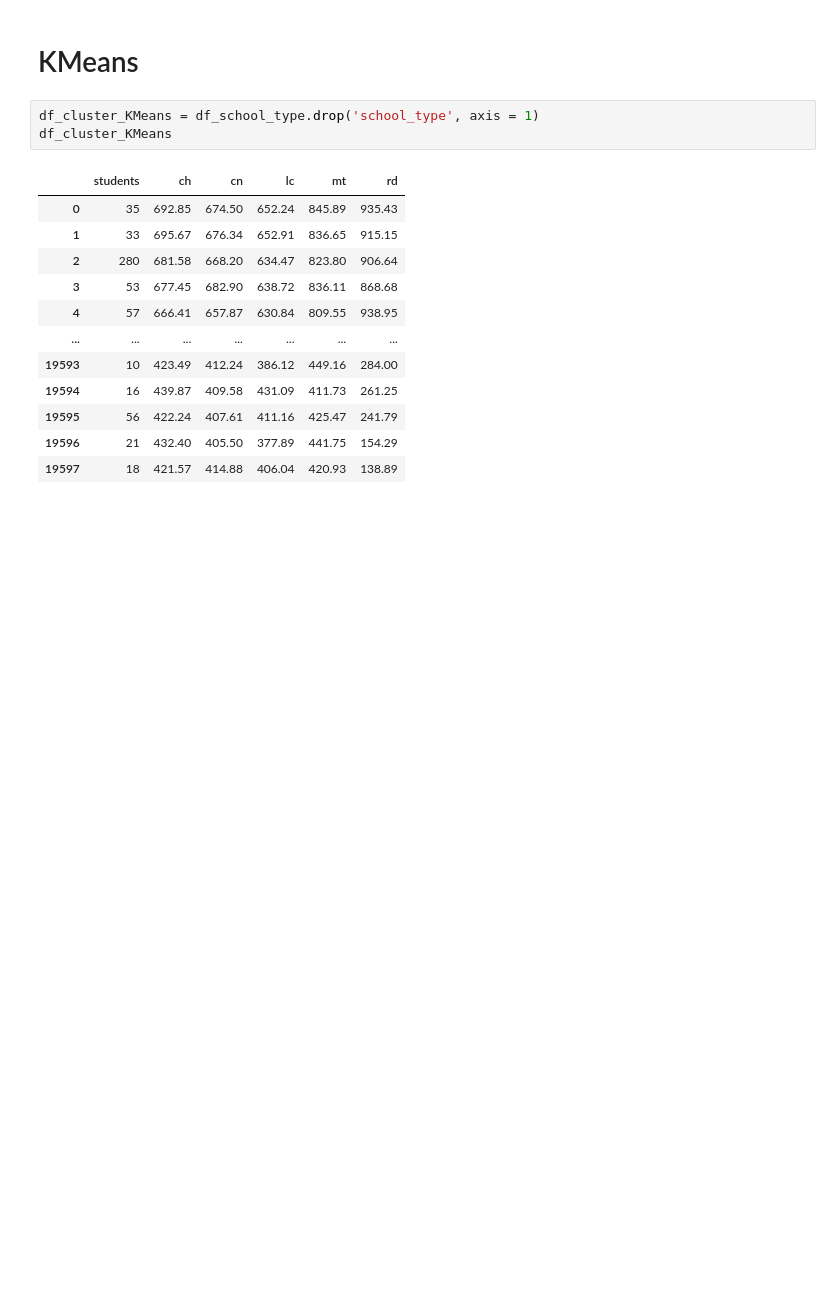
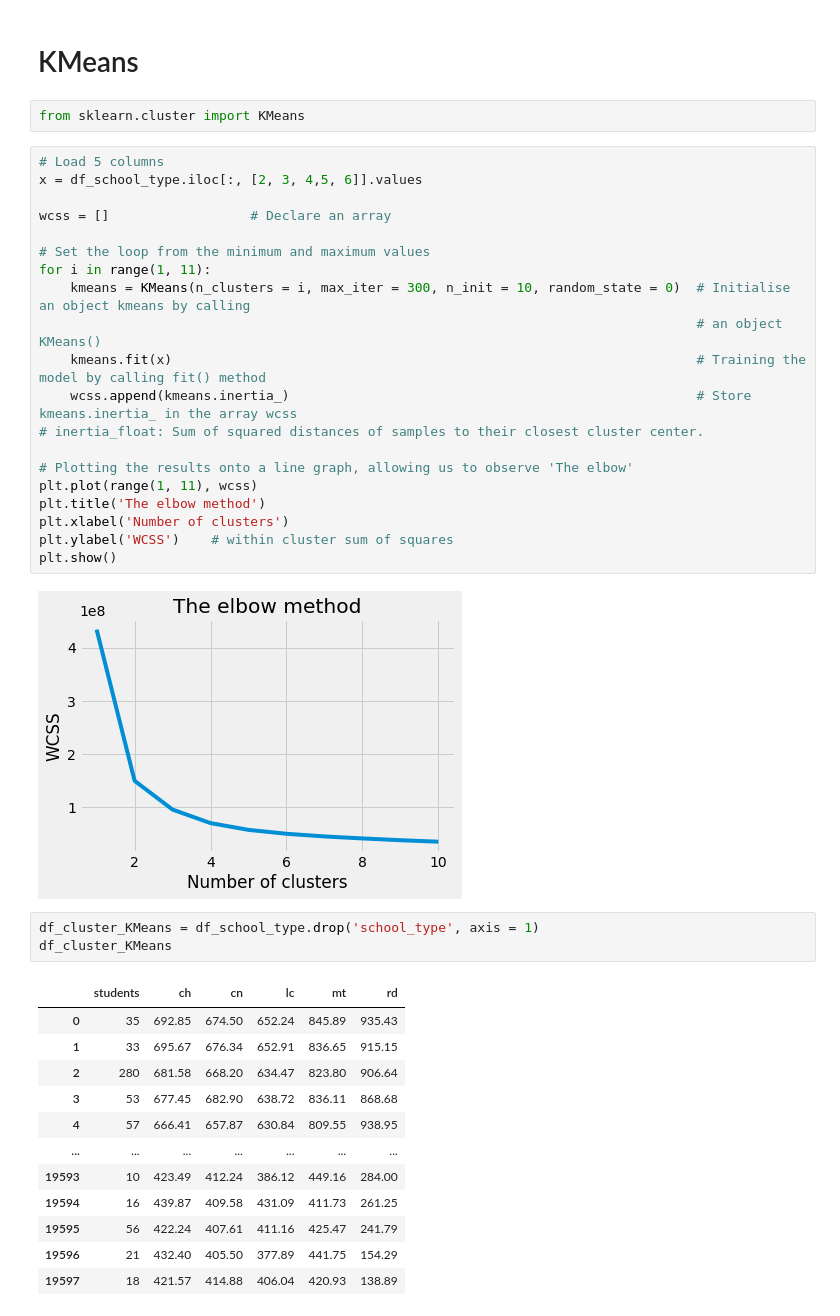
Before and after one commit to lindonjonhson/ml-ca2, a Jupyter notebook: CA_ENEM_Brisados.ipynb, the cells around one changed output. Saved outputs shown, nothing was run; the diff lists cells and outputs as text; blank space fills up the shorter version.

```diff
--- a/CA_ENEM_Brisados.ipynb
+++ b/CA_ENEM_Brisados.ipynb
@@ -110,5 +160,29 @@ df_school_type.head(2)
 # %% [markdown]
 # KMeans
+# %%
+from sklearn.cluster import KMeans
+# %%
+# Load 5 columns
+x = df_school_type.iloc[:, [2, 3, 4,5, 6]].values
+
+wcss = []                  # Declare an array
+
+# Set the loop from the minimum and maximum values
+for i in range(1, 11):
+    kmeans = KMeans(n_clusters = i, max_iter = 300, n_init = 10, random_state = 0)  # Initialise an object kmeans by calling
+                                                                                    # an object KMeans()
+    kmeans.fit(x)                                                                   # Training the model by calling fit() method
+    wcss.append(kmeans.inertia_)                                                    # Store kmeans.inertia_ in the array wcss
+# inertia_float: Sum of squared distances of samples to their closest cluster center.
+
+# Plotting the results onto a line graph, allowing us to observe 'The elbow'
+plt.plot(range(1, 11), wcss)
+plt.title('The elbow method')
+plt.xlabel('Number of clusters')
+plt.ylabel('WCSS')    # within cluster sum of squares
+plt.show()
+# %% [output]
+[figure, added]
 # %%
 df_cluster_KMeans = df_school_type.drop('school_type', axis = 1)
 df_cluster_KMeans
```
Also changed, not shown: parts of 31 cells of this notebook.
